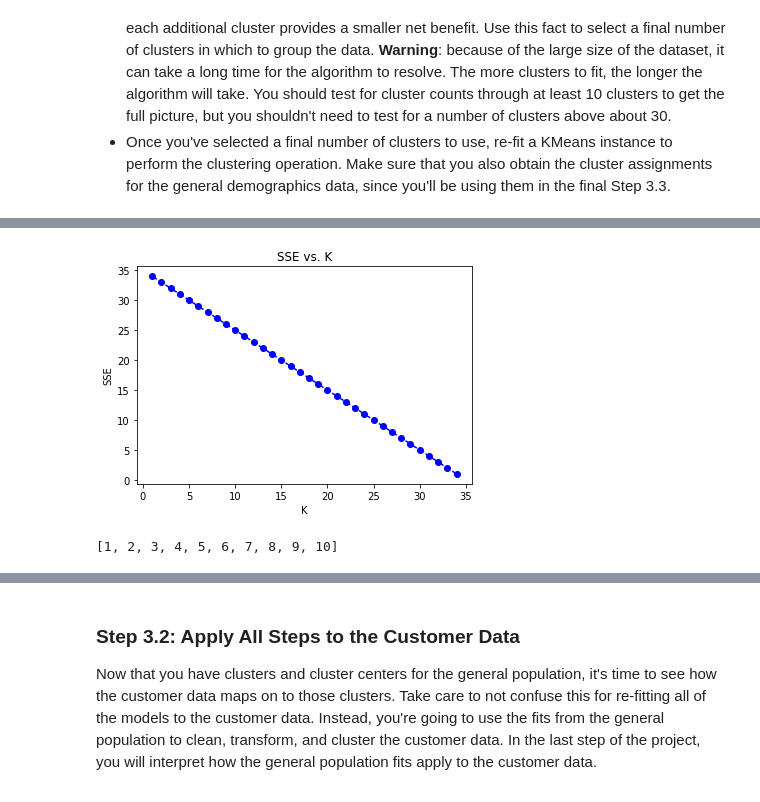
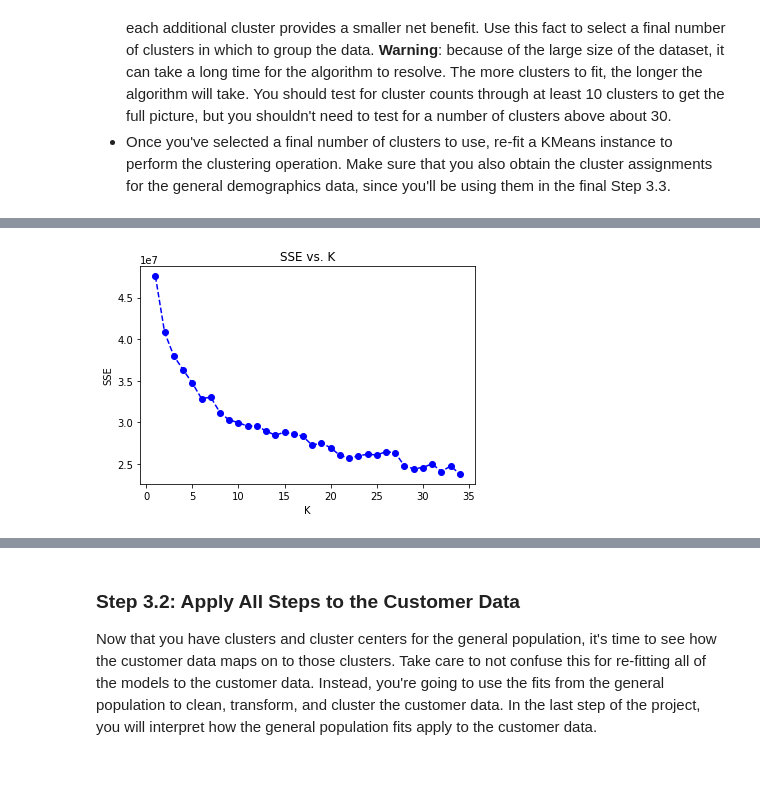
Before and after one commit to JustinAndrews41094/Machine-Learning-Projects, a Jupyter notebook: Identify_Customer_Segments (1).ipynb, the cells around one changed output, grey strips where cells are left out. Saved outputs shown, nothing was run; the diff lists cells and outputs as text; code cells hidden in the pictures.

```diff
--- a/Identify_Customer_Segments (1).ipynb
+++ b/Identify_Customer_Segments (1).ipynb
@@ -1279,10 +1316,10 @@ Index(['ALTERSKATEGORIE_GROB', 'ANREDE_KZ', 'FINANZ_MINIMALIST',
 # %%
 # Apply feature scaling to the general population demographics data.
 scaler = StandardScaler()
-scaled_azdias = scaler.fit_transform(No_NAN_azdias)
+scaled_azdias = scaler.fit_transform(imputed_azdias)
 # %%
 scaled_azdias = pd.DataFrame(scaled_azdias)
-scaled_azdias.columns = No_NAN_azdias.columns
+scaled_azdias.columns = imputed_azdias.columns
 scaled_azdias.describe()
 # %% [output]
 |  | ALTERSKATEGORIE_GROB | ANREDE_KZ | FINANZ_MINIMALIST | FINANZ_SPARER | FINANZ_VORSORGER | FINANZ_ANLEGER | ... |
@@ -1356,8 +1393,6 @@ pca, X_pca = do_pca(n_components=35,data=scaled_azdias)
 scree_plot(pca)
 # %% [output]
 [figure]
-# %%
-pca, X_pca = do_pca(n_components=35,data=scaled_azdias)
 # %%
 comp_check = pca_results(scaled_azdias, pca)
 comp_check['Explained Variance'].sum()
@@ -1545,3 +1573,6 @@ You've assessed and cleaned the demographics data, then scaled and transformed t
 - Then, compute the average difference from each point to its assigned cluster's center. **Hint**: The KMeans object's `.score()` method might be useful here, but note that in sklearn, scores tend to be defined so that larger is better. Try applying it to a small, toy dataset, or use an internet search to help your understanding.
 - Perform the above two steps for a number of different cluster counts. You can then see how the average distance decreases with an increasing number of clusters. However, each additional cluster provides a smaller net benefit. Use this fact to select a final number of clusters in which to group the data. **Warning**: because of the large size of the dataset, it can take a long time for the algorithm to resolve. The more clusters to fit, the longer the algorithm will take. You should test for cluster counts through at least 10 clusters to get the full picture, but you shouldn't need to test for a number of clusters above about 30.
 - Once you've selected a final number of clusters to use, re-fit a KMeans instance to perform the clustering operation. Make sure that you also obtain the cluster assignments for the general demographics data, since you'll be using them in the final Step 3.3.
+# %%
+test_data=X_pca
+test_data
@@ -1548,45 +1593,36 @@ You've assessed and cleaned the demographics data, then scaled and transformed t
 # %%
-# A place for your work - create a scree plot - you will need to
-# Fit a kmeans model with changing k from 1-10
-# Obtain the score for each model (take the absolute value)
-# Plot the score against k
+# Investigate the change in within-cluster distance across number of clusters.
+# HINT: Use matplotlib's plot function to visualize this relationship.
 from sklearn.cluster import KMeans
+from sklearn.cluster import MiniBatchKMeans
+
 def get_kmeans_score(data, center):
     '''
     returns the kmeans score regarding SSE for points to centers
     INPUT:
         data - the dataset you want to fit kmeans to
         center - the number of centers you want (the k value)
     OUTPUT:
         score - the SSE score for the kmeans model fit to the data
     '''
     #instantiate kmeans
-    kmeans = KMeans(n_clusters=center)
-
-
+    #kmeans = KMeans(n_clusters=center)
+    kmeans = MiniBatchKMeans(n_clusters=center)
     # Then fit the model to your data using the fit method
     model = kmeans.fit(data)
-
     # Obtain a score related to the model fit
     score = np.abs(model.score(data))
-
     return score
 
 scores = []
 centers = list(range(1,35))
 
 for center in centers:
     scores.append(get_kmeans_score(pd.DataFrame(test_data), center))
 
 plt.plot(centers, scores, linestyle='--', marker='o', color='b');
 plt.xlabel('K');
 plt.ylabel('SSE');
 plt.title('SSE vs. K');
 # %% [output]
-[figure, old version]
+[figure, new version]
-# %%
-# Investigate the change in within-cluster distance across number of clusters.
-# HINT: Use matplotlib's plot function to visualize this relationship.
-centers
-# %% [output]
-[1, 2, 3, 4, 5, 6, 7, 8, 9, 10]
```
Also changed, not shown: parts of 51 cells of this notebook, 1 other file.
